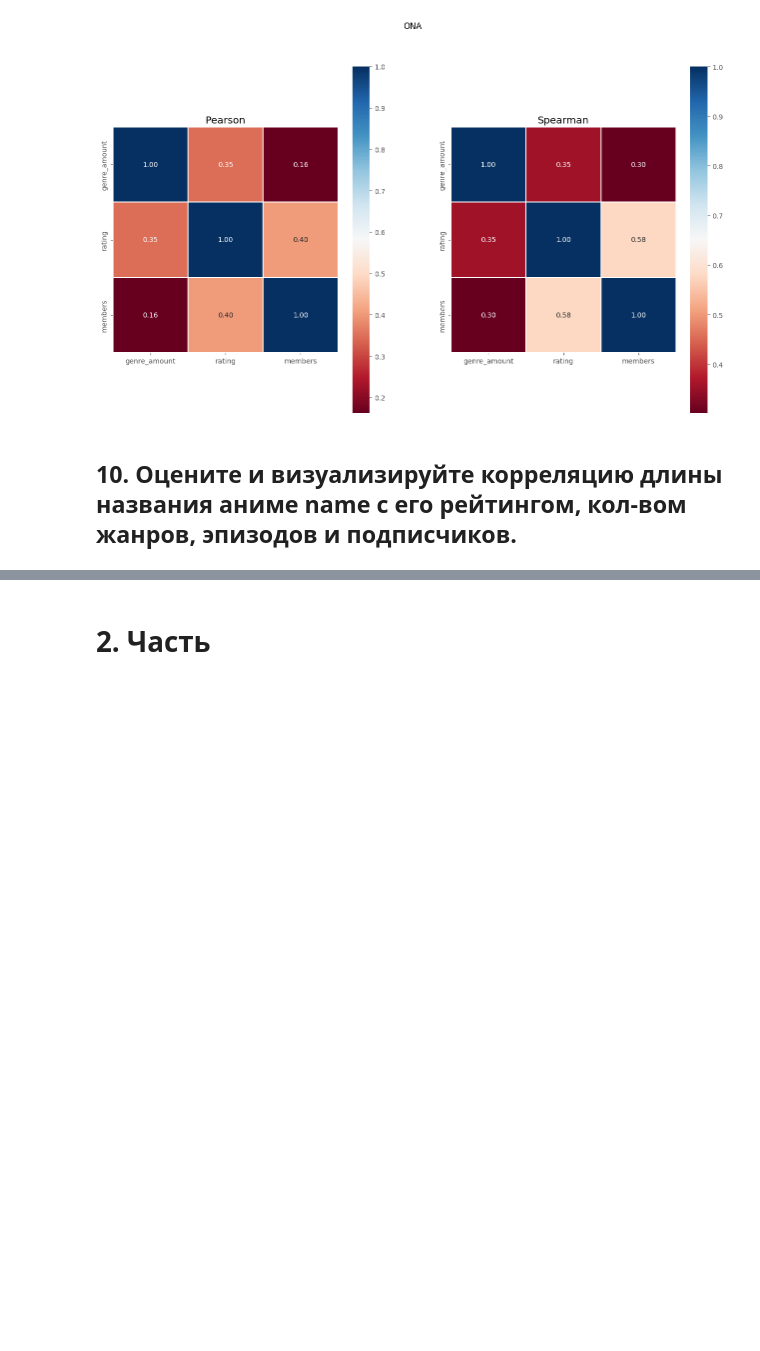
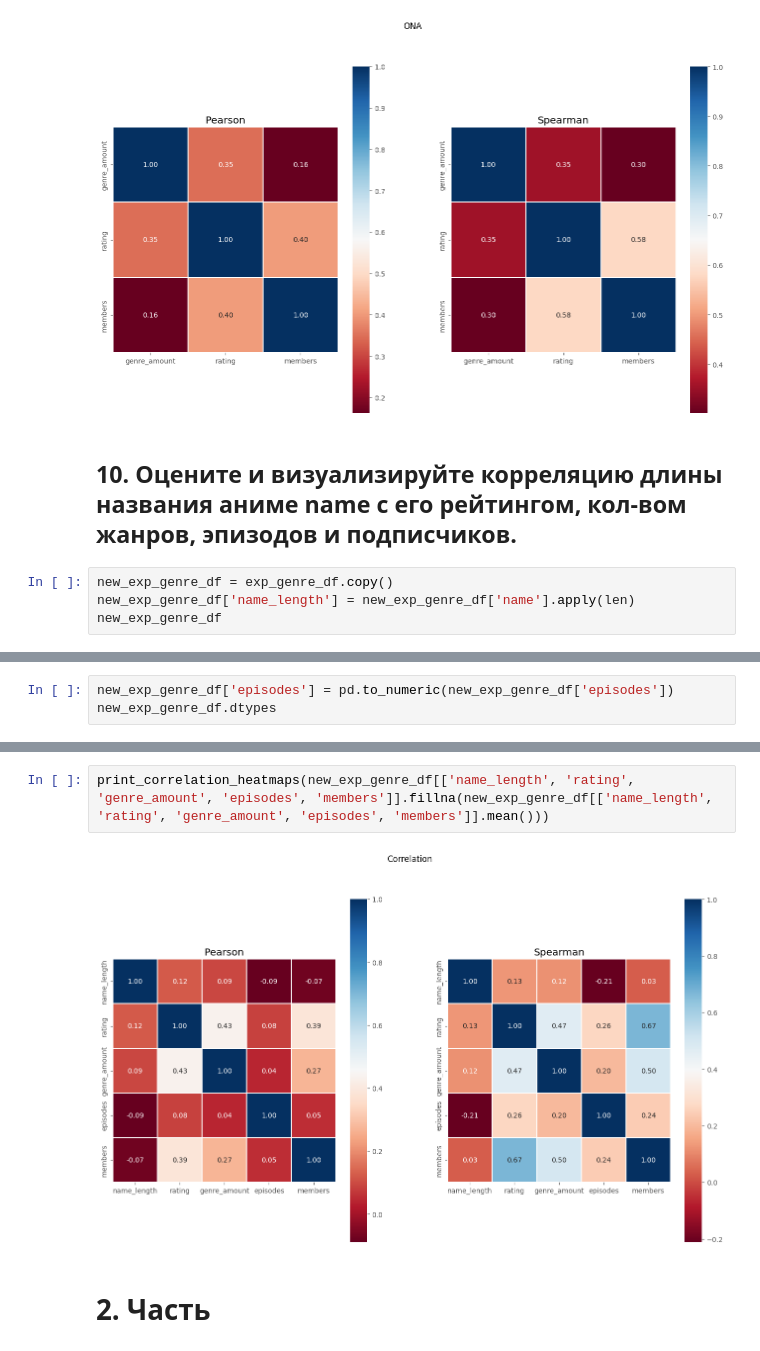
Before and after one commit to semwett0301/stat-ml-labs, a Jupyter notebook: statistic-course/math_stat_1.ipynb, the cells around one changed output, grey strips where cells are left out. Saved outputs shown, nothing was run; the diff lists cells and outputs as text; blank space fills up the shorter version.

```diff
--- a/statistic-course/math_stat_1.ipynb
+++ b/statistic-course/math_stat_1.ipynb
@@ -490,3 +490,7 @@ for t in exp_genre_df['type'].unique():
 [figure]
 # %% [markdown]
 ## 10. Оцените и визуализируйте корреляцию длины названия аниме name с его рейтингом, кол-вом жанров, эпизодов и подписчиков.
+# %%
+new_exp_genre_df = exp_genre_df.copy()
+new_exp_genre_df['name_length'] = new_exp_genre_df['name'].apply(len)
+new_exp_genre_df
@@ -492,0 +525,3 @@ for t in exp_genre_df['type'].unique():
+# %%
+new_exp_genre_df['episodes'] = pd.to_numeric(new_exp_genre_df['episodes'])
+new_exp_genre_df.dtypes
@@ -493,3 +540,7 @@ for t in exp_genre_df['type'].unique():
+# %%
+print_correlation_heatmaps(new_exp_genre_df[['name_length', 'rating', 'genre_amount', 'episodes', 'members']].fillna(new_exp_genre_df[['name_length', 'rating', 'genre_amount', 'episodes', 'members']].mean()))
+# %% [output]
+[figure, added]
 # %% [markdown]
 # 2. Часть
 # %% [markdown]
```
Also changed, not shown: parts of 3 cells of this notebook.
